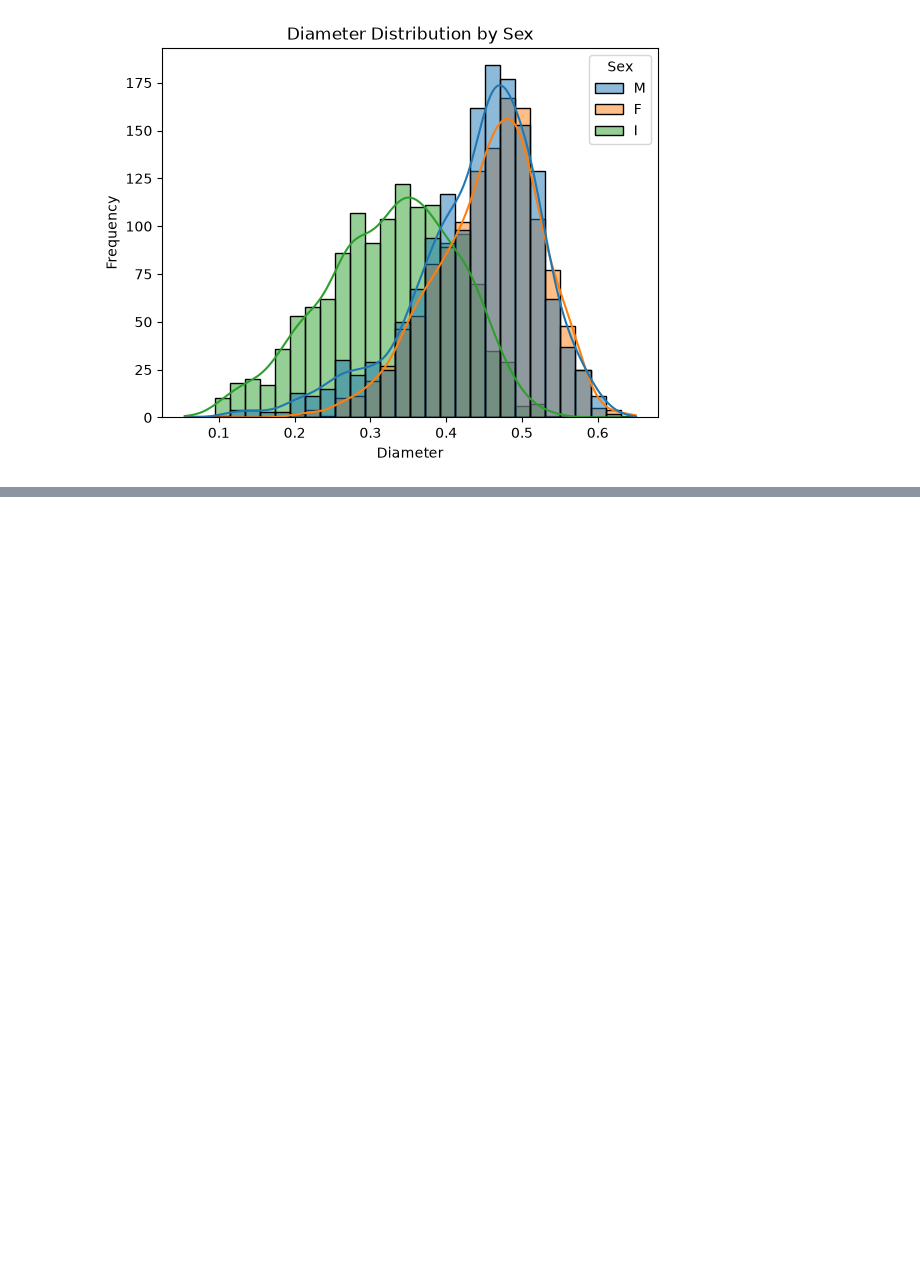
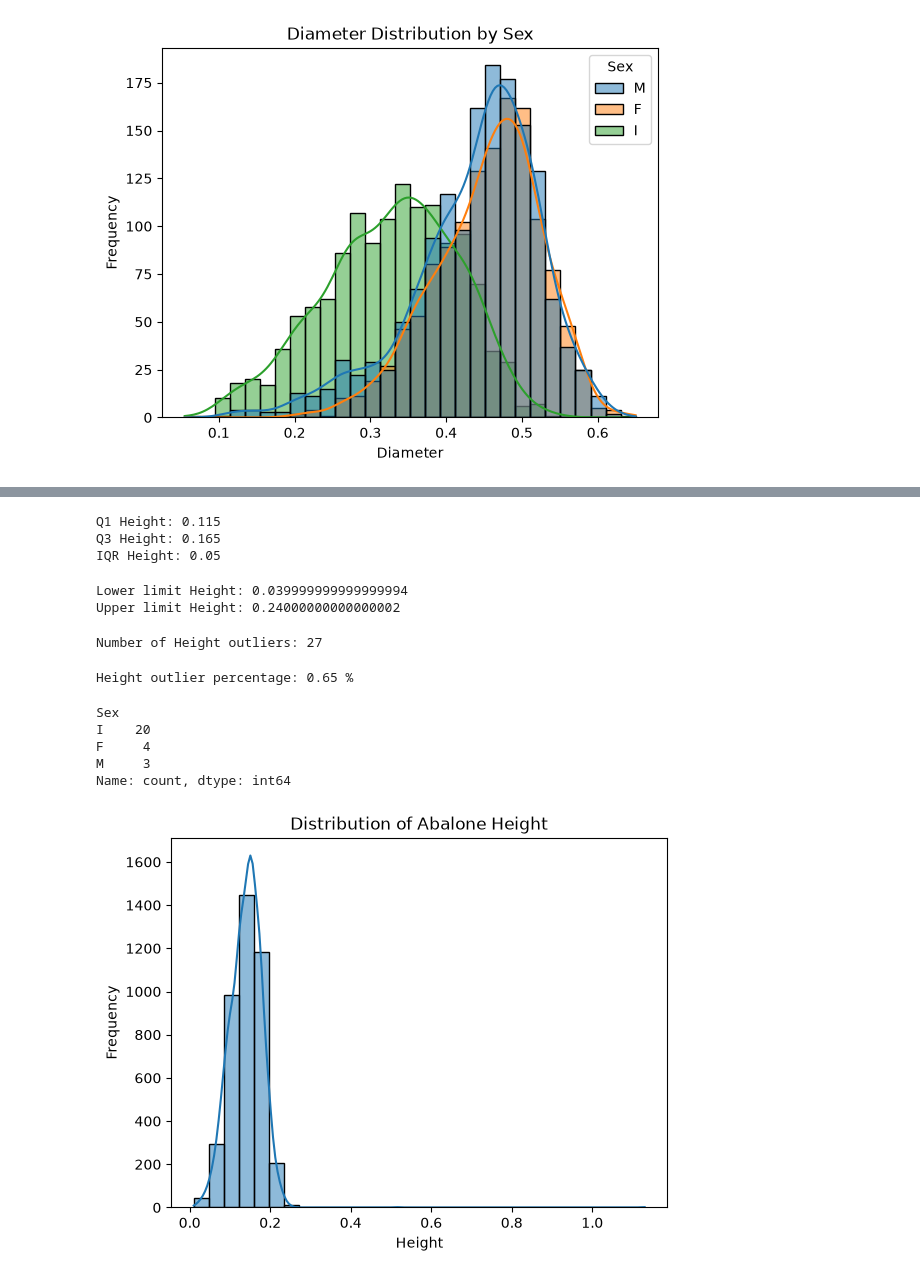
Before and after one commit to 2026623-Student/Statistical-Project, a Jupyter notebook: CA2_Statistical.ipynb, the cells around one changed output, grey strips where cells are left out. Saved outputs shown, nothing was run; the diff lists cells and outputs as text; code cells hidden in the pictures; blank space fills up the shorter version.

Commit message:
Updating data cleaning
almost finish

```diff
--- a/CA2_Statistical.ipynb
+++ b/CA2_Statistical.ipynb
@@ -337,0 +361,2 @@ plt.show()
+# %%
+df = df[df['Height'] != 0]
@@ -337,0 +373,54 @@ plt.show()
+# %%
+Q1_height = df['Height'].quantile(0.25)
+Q3_height = df['Height'].quantile(0.75)
+
+IQR_height = Q3_height - Q1_height
+
+print('Q1 Height:', Q1_height)
+print('Q3 Height:', Q3_height)
+print('IQR Height:', IQR_height)
+# %% [output]
+Q1 Height: 0.115
+Q3 Height: 0.165
+IQR Height: 0.05
+# %%
+lower_limit_height = Q1_height - (1.5 * IQR_height)
+upper_limit_height = Q3_height + (1.5 * IQR_height)
+
+print('Lower limit Height:', lower_limit_height)
+print('Upper limit Height:', upper_limit_height)
+# %% [output]
+Lower limit Height: 0.039999999999999994
+Upper limit Height: 0.24000000000000002
+# %%
+outliers_height = df[
+    (df['Height'] < lower_limit_height) |
+    (df['Height'] > upper_limit_height)
+]
+
+print('Number of Height outliers:', len(outliers_height))
+# %% [output]
+Number of Height outliers: 27
+# %%
+outlier_percentage_height = (len(outliers_height) / len(df)) * 100
+
+print('Height outlier percentage:', round(outlier_percentage_height, 2), '%')
+# %% [output]
+Height outlier percentage: 0.65 %
+# %%
+outliers_height['Sex'].value_counts()
+# %% [output]
+Sex
+I    20
+F     4
+M     3
+Name: count, dtype: int64
+# %%
+sns.histplot(data=df, x='Height', bins=30, kde=True)
+
+plt.title('Distribution of Abalone Height')
+plt.xlabel('Height')
+plt.ylabel('Frequency')
+plt.show()
+# %% [output]
+[figure, added]
```
Also changed, not shown: parts of 40 cells of this notebook.
